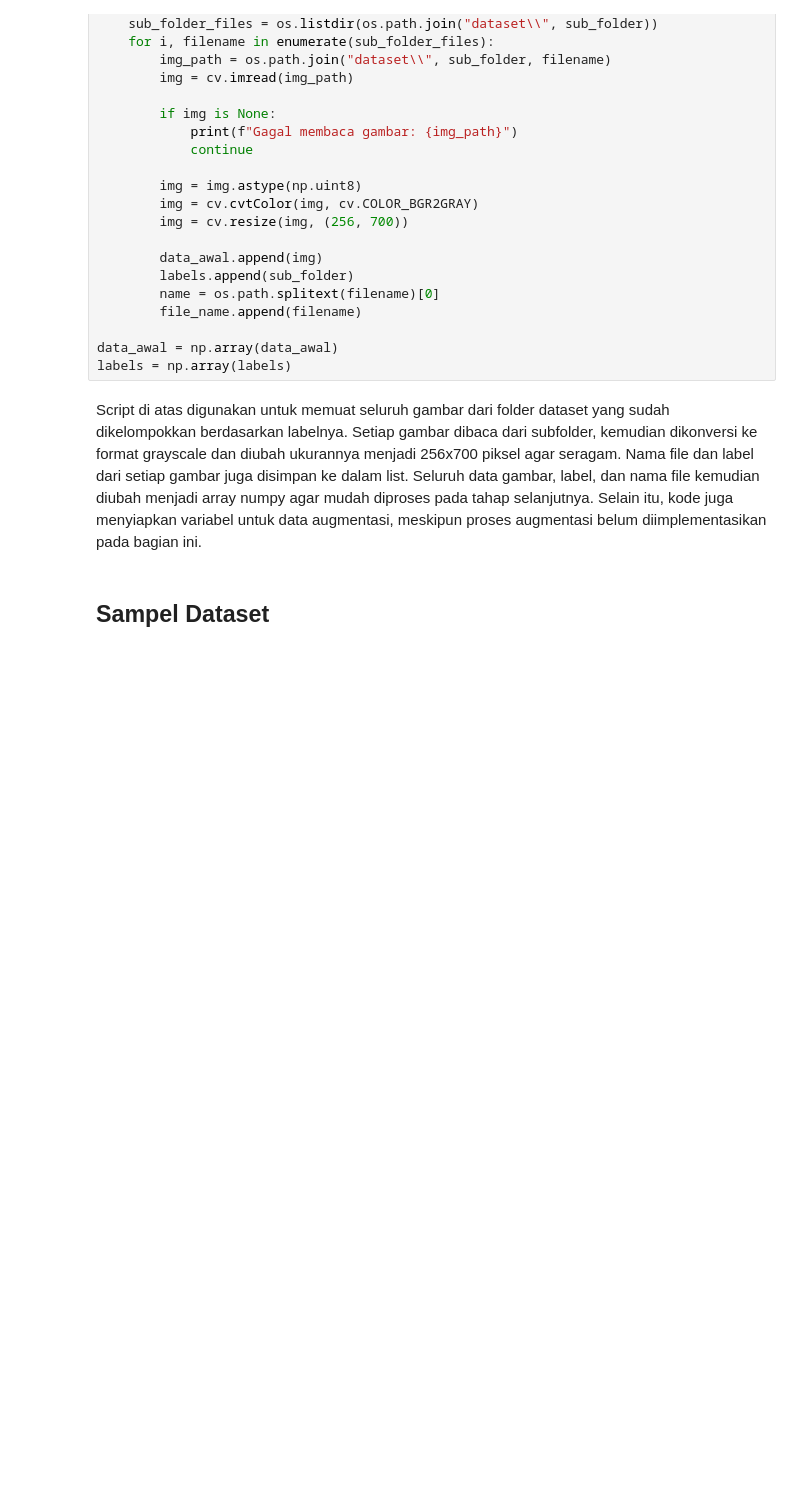
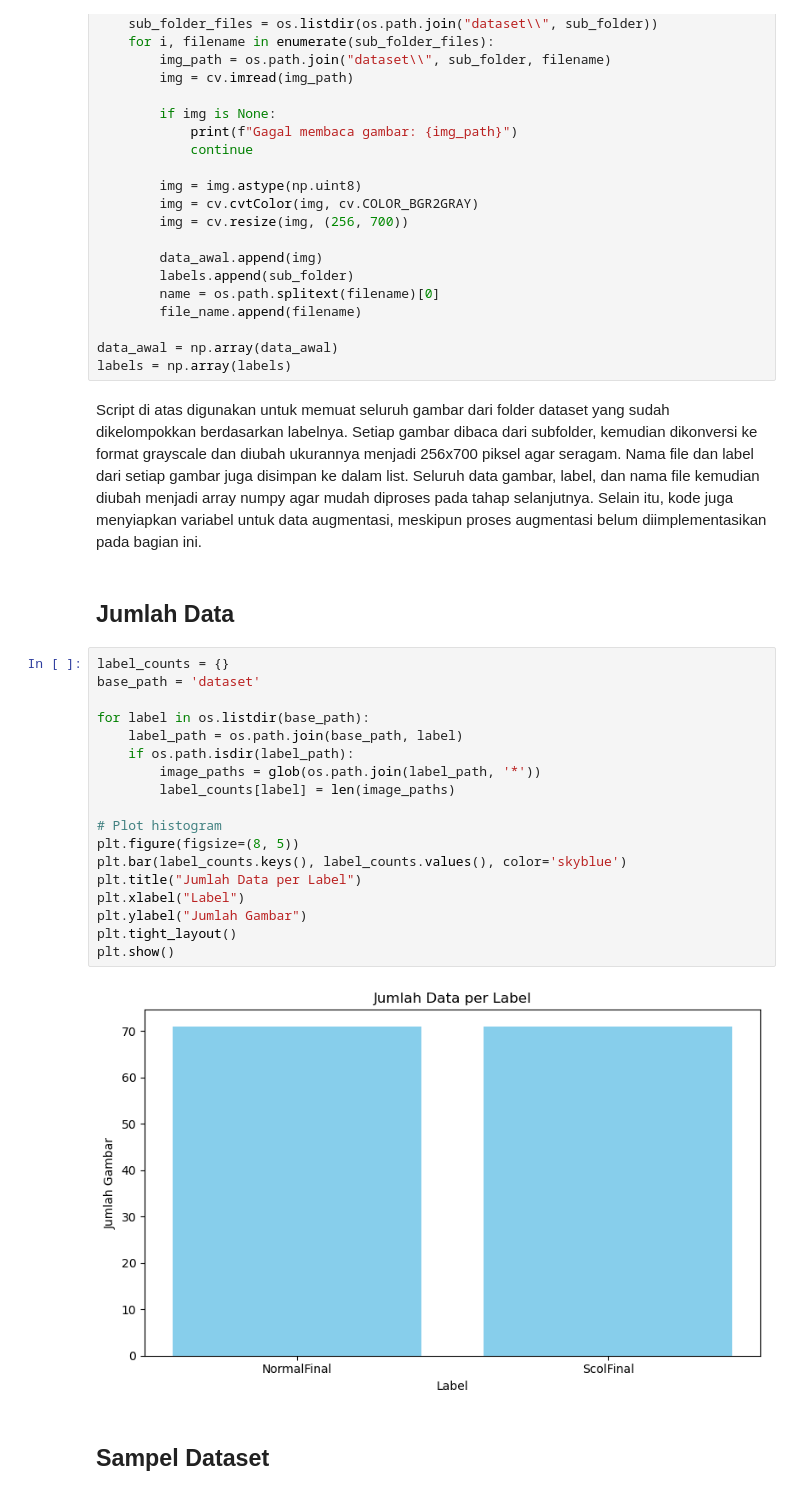
Before and after one commit to daelzikri/Project-PCD, a Jupyter notebook: percobaan_1.ipynb, the cells around one changed output. Cells and saved outputs as stored; diff of their text form; blank space fills up the shorter version.

Commit message:
Menambah bagian tampilan data

```diff
--- a/percobaan_1.ipynb
+++ b/percobaan_1.ipynb
@@ -84,6 +84,28 @@ data_awal = np.array(data_awal)
 labels = np.array(labels)
 # %% [markdown]
 Script di atas digunakan untuk memuat seluruh gambar dari folder dataset yang sudah dikelompokkan berdasarkan labelnya. Setiap gambar dibaca dari subfolder, kemudian dikonversi ke format grayscale dan diubah ukurannya menjadi 256x700 piksel agar seragam. Nama file dan label dari setiap gambar juga disimpan ke dalam list. Seluruh data gambar, label, dan nama file kemudian diubah menjadi array numpy agar mudah diproses pada tahap selanjutnya. Selain itu, kode juga menyiapkan variabel untuk data augmentasi, meskipun proses augmentasi belum diimplementasikan pada bagian ini.
+# %% [markdown]
+## Jumlah Data
+# %%
+label_counts = {}
+base_path = 'dataset'
+
+for label in os.listdir(base_path):
+    label_path = os.path.join(base_path, label)
+    if os.path.isdir(label_path):
+        image_paths = glob(os.path.join(label_path, '*'))
+        label_counts[label] = len(image_paths)
+
+# Plot histogram
+plt.figure(figsize=(8, 5))
+plt.bar(label_counts.keys(), label_counts.values(), color='skyblue')
+plt.title("Jumlah Data per Label")
+plt.xlabel("Label")
+plt.ylabel("Jumlah Gambar")
+plt.tight_layout()
+plt.show()
+# %% [output]
+[figure, added]
 # %% [markdown]
 ## Sampel Dataset
 # %%
```
Also changed, not shown: parts of 2 cells of this notebook, 4 other files.
